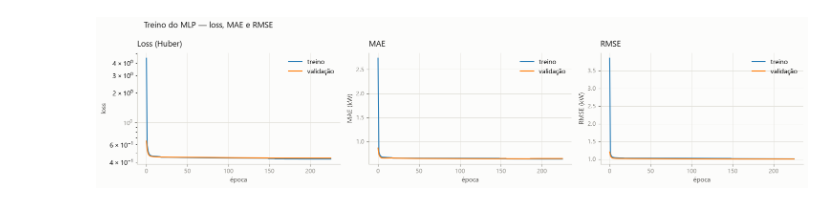
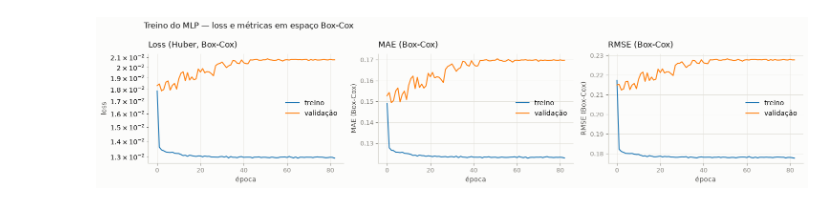
Before and after one commit to commonProgrammerr/knob-senses, a Jupyter notebook: utils/treino_mlp.ipynb, the cells around one changed output. Saved outputs shown, nothing was run; the diff lists cells and outputs as text; code cells hidden in the pictures.

```diff
--- a/utils/treino_mlp.ipynb
+++ b/utils/treino_mlp.ipynb
@@ -1,4 +1,5 @@
 # %%
+import json
 import time
 import sys
 from pathlib import Path
@@ -19,19 +20,20 @@ plots.aplicar_estilo()
 SEMENTE = contract.SEED
 FEATURES = mlp.ENTRADAS
 
-OCULTAS = (256, 128, 64)
+OCULTAS = (128, 64, 32)
 
-# Valores por granularidade. A granularidade e' detectada do intervalo mediano do
-# split de treino; 1d/1h/5min usam batches e taxas diferentes.
+# Valores por granularidade. A granularidade e' detectada pelo MENOR passo
+# positivo do split (data.infer_freq), nao pela mediana: no split aleatorio de
+# linhas horarias a mediana pula para 2h e o notebook cairia em "1d".
 HIPERPARAMETROS = {
     "1d":   dict(EPOCHS=500, BATCH=32,  PACIENCIA=60, LR=1e-3),
     "1h":   dict(EPOCHS=300, BATCH=64,  PACIENCIA=40, LR=5e-4),
-    "5min": dict(EPOCHS=200, BATCH=128, PACIENCIA=25, LR=3e-4),
+    "5min": dict(EPOCHS=400, BATCH=512, PACIENCIA=60, LR=3e-4),
 }
 # Huber delta nao e' parametro de granularidade: e' limiar na escala do residuo.
 HUBER_DELTA_FRAC = 0.25
 
-_passo = data.load_split("train")["datetime"].sort_values().diff().median()
+_passo = data.infer_freq(data.load_split("train"))
 if _passo <= pd.Timedelta(minutes=5):
     GRANULARIDADE = "5min"
 elif _passo <= pd.Timedelta(hours=1):
@@ -47,6 +49,7 @@ np.random.seed(SEMENTE)
 
 print("tensorflow", tf.__version__, "| keras", keras.__version__)
 print(f"entradas: {len(FEATURES)} -> {', '.join(FEATURES)}")
+print("splits  : train (2021..2024H1) | calibration (2024H2) | test (2025)")
 print(f"granularidade: {GRANULARIDADE} | EPOCHS={EPOCHS} BATCH={BATCH} "
       f"PACIENCIA={PACIENCIA} LR={LR:g}")
 # %% [output]
@@ -89,8 +120,11 @@ HUBER_DELTA = 2.402 kW (0.25 x IQR do treino)
 # %%
 camadas = [keras.layers.Input(shape=(len(FEATURES),), name="features")]
 for i, n in enumerate(OCULTAS):
-    camadas.append(keras.layers.Dense(n, activation="relu", name=f"oculta_{i}"))
-media_y = float(y_tre.mean())
+    camadas.append(keras.layers.Dense(n, activation="gelu", name=f"oculta_{i}"))
+    camadas.append(keras.layers.Dropout(0.1))
+# A saida da rede esta no espaco Box-Cox (nao em kW): media_y e' a media do
+# alvo transformado, e a inversa/offset sao aplicados fora do modelo.
+media_y = float(y_tre_bc.mean())
 camadas.append(keras.layers.Dense(
     1, name="pca_kw",
     bias_initializer=keras.initializers.Constant(media_y)))
@@ -120,19 +160,21 @@ Model: "knob_senses_pca"
  Non-trainable params: 0 (0.00 B)
 # %%
 chamadas = [
-    keras.callbacks.EarlyStopping(monitor="val_mae", patience=PACIENCIA,
+    keras.callbacks.EarlyStopping(monitor="val_mae", patience=PACIENCIA*2,
                                   restore_best_weights=True, verbose=1),
-    keras.callbacks.ReduceLROnPlateau(monitor="val_mae", factor=0.5, patience=8,
-                                      min_lr=1e-5, verbose=1),
+    keras.callbacks.ReduceLROnPlateau(monitor="val_mae", factor=0.5, patience=8 ,
+                                      min_lr=1e-8, verbose=1),
 ]
 
 t0 = time.perf_counter()
+# Validacao temporal (2024H2), nao o split aleatorio por linha. O alvo aqui e'
+# o Box-Cox do treino; a metrica final do notebook e' convertida para kW.
 historico = modelo.fit(
-    X_tre, y_tre,
-    validation_data=(X_val, y_val),
+    X_tre, y_tre_bc,
+    validation_data=(X_cal, y_cal_bc),
     epochs=EPOCHS, batch_size=BATCH, callbacks=chamadas, verbose=0,
 )
 print(f"treino da rede: {time.perf_counter() - t0:.1f} s")
 print(f"parou na epoca {len(historico.history['loss'])} "
-      f"(melhor val_mae {min(historico.history['val_mae']):.5f})")
+      f"(melhor val_mae {min(historico.history['val_mae']):.5f}, espaco Box-Cox)")
 # %% [output]
@@ -154,19 +206,19 @@ parou na epoca 226 (melhor val_mae 0.64174)
 # %%
 fig, eixos = plt.subplots(1, 3, figsize=(15, 3.6))
 for eixo, chave, titulo, ylabel in (
-    (eixos[0], "loss", "Loss (Huber)", "loss"),
-    (eixos[1], "mae", "MAE", "MAE (kW)"),
-    (eixos[2], "rmse", "RMSE", "RMSE (kW)"),
+    (eixos[0], "loss", "Loss (Huber, Box-Cox)", "loss"),
+    (eixos[1], "mae", "MAE (Box-Cox)", "MAE (Box-Cox)"),
+    (eixos[2], "rmse", "RMSE (Box-Cox)", "RMSE (Box-Cox)"),
 ):
     eixo.plot(historico.history[chave], label="treino")
     eixo.plot(historico.history[f"val_{chave}"], label="validação")
     plots.enfeitar(eixo, titulo, "época", ylabel)
     eixo.legend(frameon=False)
 eixos[0].set_yscale("log")
-fig.suptitle("Treino do MLP — loss, MAE e RMSE", x=0.07, ha="left",
+fig.suptitle("Treino do MLP — loss e métricas em espaço Box-Cox", x=0.07, ha="left",
              color=plots.TINTA)
 fig.tight_layout()
 plt.show()
 # %% [output]
-[figure, old version]
+[figure, new version]
 # %%
```
Also changed, not shown: parts of 6 cells of this notebook, 2 other files.
